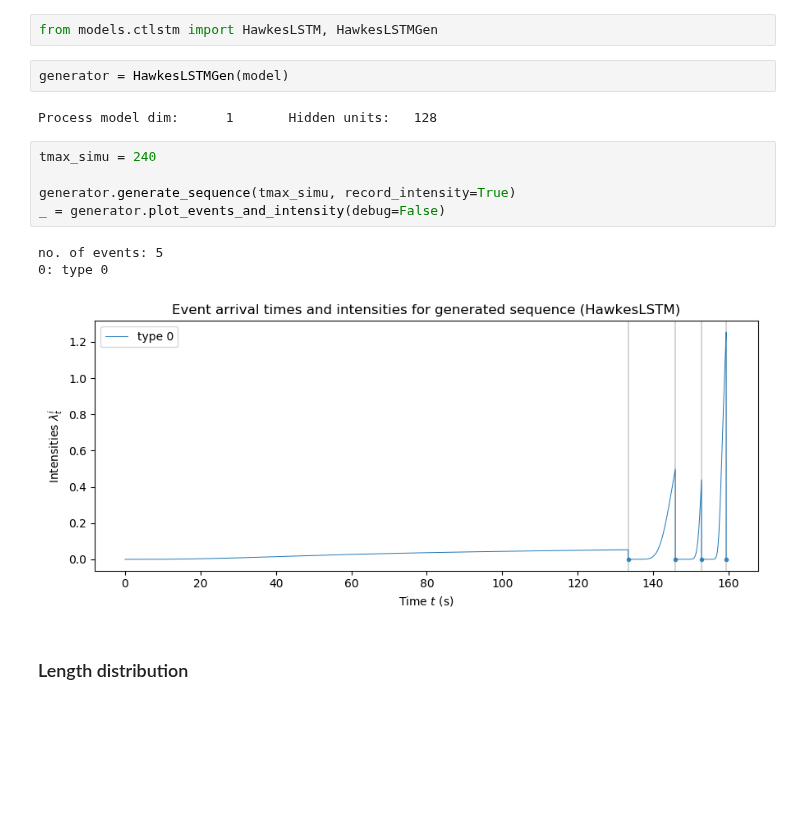
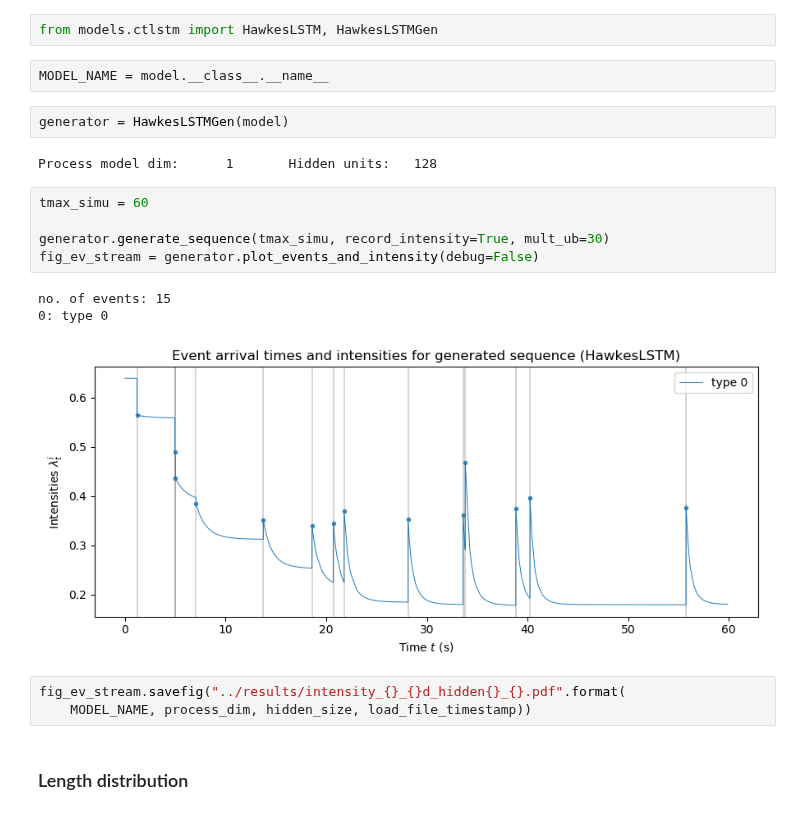
Before and after one commit to Deeptradingfx/point-process-nets, a Jupyter notebook: notebooks/ctlstm.ipynb, the cells around one changed output. Cells and saved outputs as stored; diff of their text form; blank space fills up the shorter version.

```diff
--- a/notebooks/ctlstm.ipynb
+++ b/notebooks/ctlstm.ipynb
@@ -275,19 +251,24 @@ fig.savefig('example_lstmplot__.pdf')
 #### Sequence generation on trained model
 # %%
 from models.ctlstm import HawkesLSTM, HawkesLSTMGen
+# %%
+MODEL_NAME = model.__class__.__name__
 # %%
 generator = HawkesLSTMGen(model)
 # %% [output]
 Process model dim:      1       Hidden units:   128
 # %%
-tmax_simu = 240
+tmax_simu = 60
 
-generator.generate_sequence(tmax_simu, record_intensity=True)
-_ = generator.plot_events_and_intensity(debug=False)
+generator.generate_sequence(tmax_simu, record_intensity=True, mult_ub=30)
+fig_ev_stream = generator.plot_events_and_intensity(debug=False)
 # %% [output]
-no. of events: 5
+no. of events: 15
 0: type 0
-[figure, old version]
+[figure, new version]
+# %%
+fig_ev_stream.savefig("../results/intensity_{}_{}d_hidden{}_{}.pdf".format(
+    MODEL_NAME, process_dim, hidden_size, load_file_timestamp))
 # %% [markdown]
 ### Length distribution
 # %%
```
Also changed, not shown: parts of 10 cells of this notebook, 11 other files.
